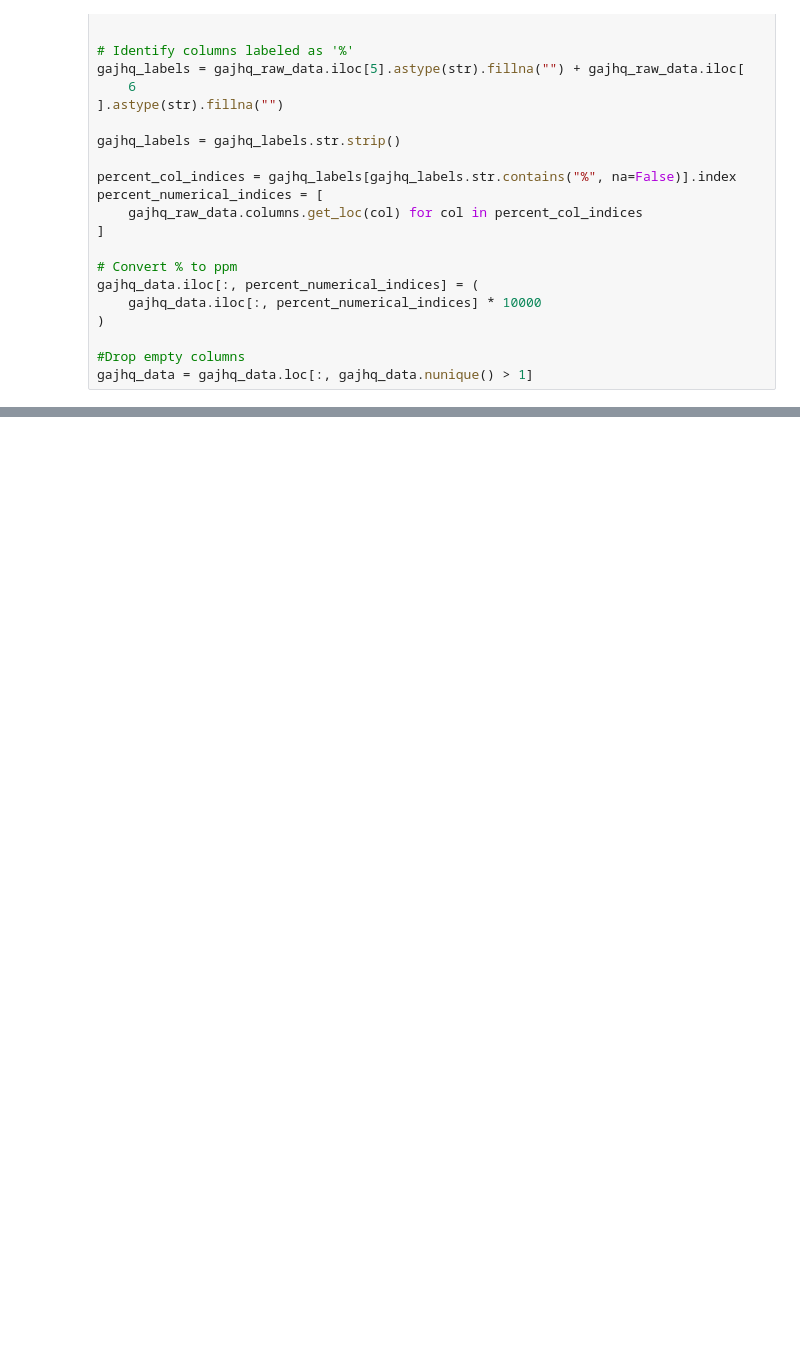
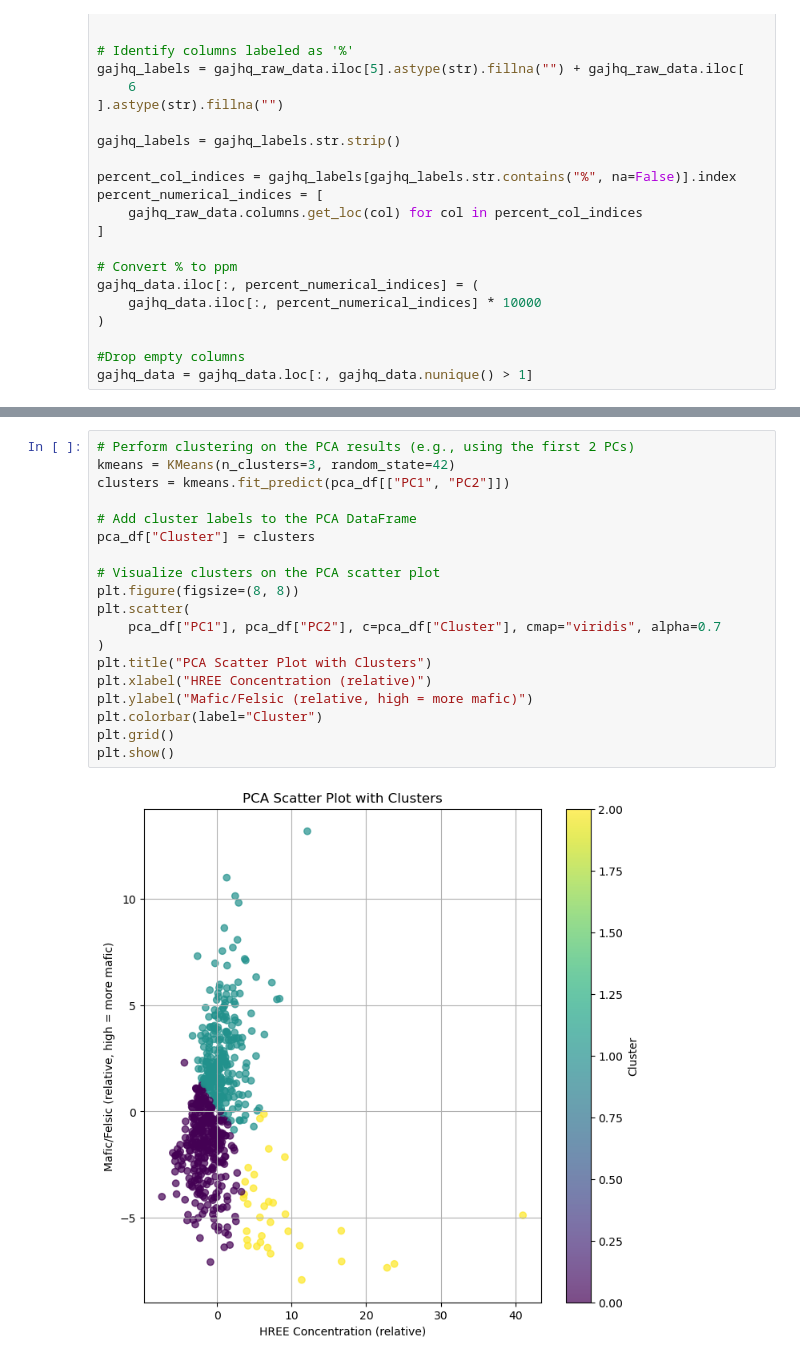
Before and after one commit to tyhowee/personal_code, a Jupyter notebook: data_analysis/saudi_data.ipynb, the cells around one changed output, grey strips where cells are left out. Drawn from its saved outputs; the diff is of its cells as text; blank space fills up the shorter version.

```diff
--- a/data_analysis/saudi_data.ipynb
+++ b/data_analysis/saudi_data.ipynb
@@ -139,0 +195,21 @@ Explained Variance Ratios: [2.48262651e-01 1.91879277e-01 6.60186240e-02 4.55426
+# %%
+# Perform clustering on the PCA results (e.g., using the first 2 PCs)
+kmeans = KMeans(n_clusters=3, random_state=42)
+clusters = kmeans.fit_predict(pca_df[["PC1", "PC2"]])
+
+# Add cluster labels to the PCA DataFrame
+pca_df["Cluster"] = clusters
+
+# Visualize clusters on the PCA scatter plot
+plt.figure(figsize=(8, 8))
+plt.scatter(
+    pca_df["PC1"], pca_df["PC2"], c=pca_df["Cluster"], cmap="viridis", alpha=0.7
+)
+plt.title("PCA Scatter Plot with Clusters")
+plt.xlabel("HREE Concentration (relative)")
+plt.ylabel("Mafic/Felsic (relative, high = more mafic)")
+plt.colorbar(label="Cluster")
+plt.grid()
+plt.show()
+# %% [output]
+[figure, added]
```
Also changed, not shown: parts of 6 cells of this notebook.
